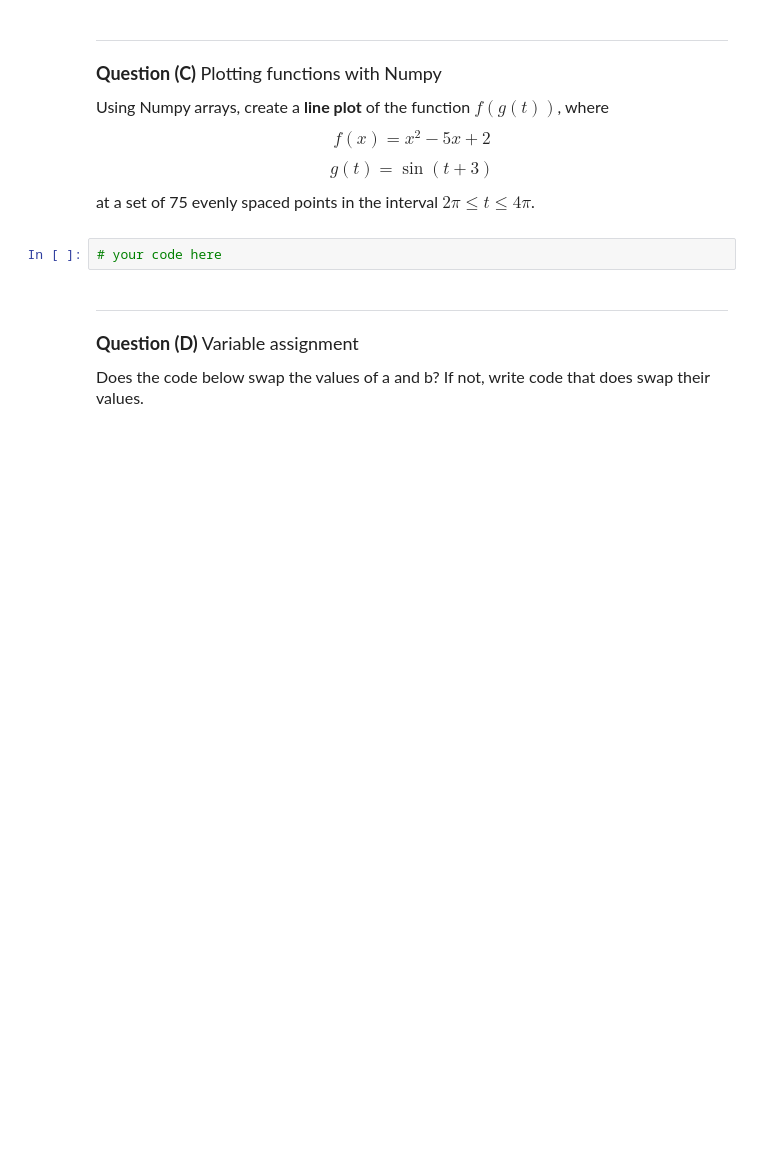
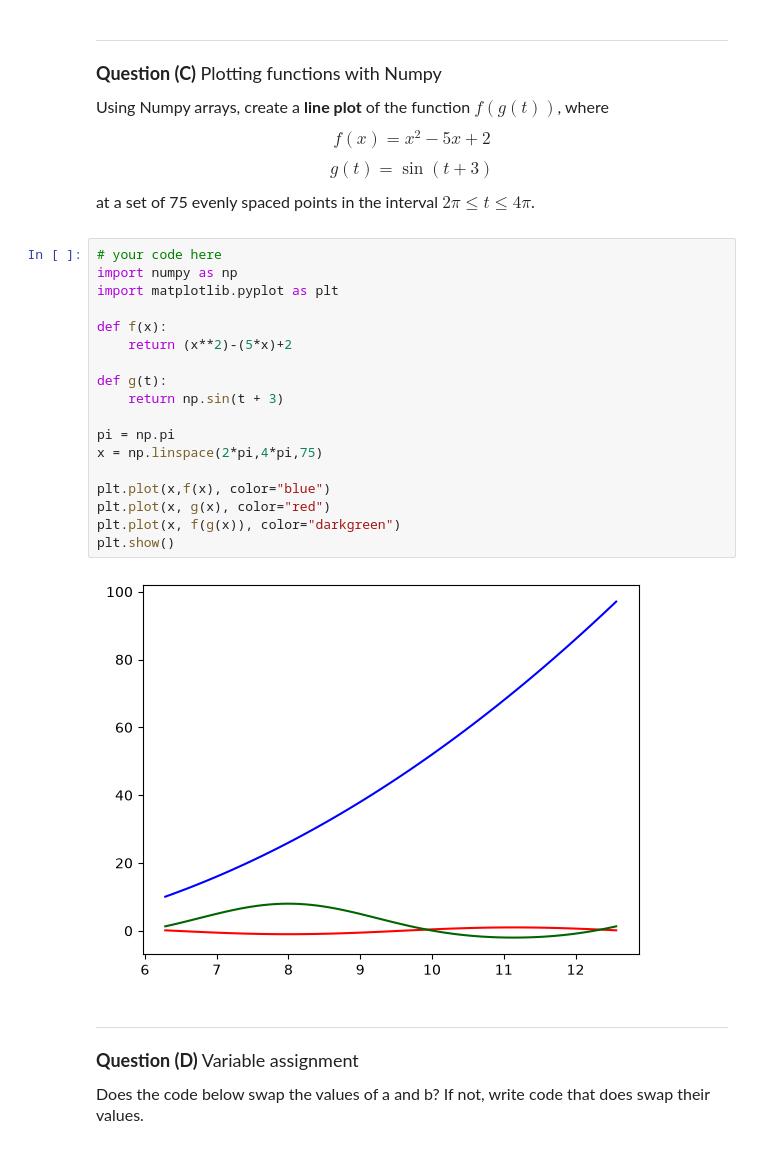
Before and after one commit to Derek-FG/datasci151fall2026, a Jupyter notebook: _quizzes/practice_quiz/practice_quiz/practice_quiz.ipynb, the cells around one changed output. Drawn from its saved outputs; the diff is of its cells as text; blank space fills up the shorter version.

```diff
--- a/_quizzes/practice_quiz/practice_quiz/practice_quiz.ipynb
+++ b/_quizzes/practice_quiz/practice_quiz/practice_quiz.ipynb
@@ -144,6 +150,24 @@ $$ g(t) = \sin(t + 3) $$
 at a set of 75 evenly spaced points in the interval $2\pi \leq t \leq 4\pi$.
 # %%
 # your code here
+import numpy as np
+import matplotlib.pyplot as plt
+
+def f(x):
+    return (x**2)-(5*x)+2
+
+def g(t):
+    return np.sin(t + 3)
+
+pi = np.pi
+x = np.linspace(2*pi,4*pi,75)
+
+plt.plot(x,f(x), color="blue")
+plt.plot(x, g(x), color="red")
+plt.plot(x, f(g(x)), color="darkgreen")
+plt.show()
+# %% [output]
+[figure, added]
 # %% [markdown]
 _______________________________
 <font size = "4">
```
Also changed, not shown: parts of 2 cells of this notebook.
